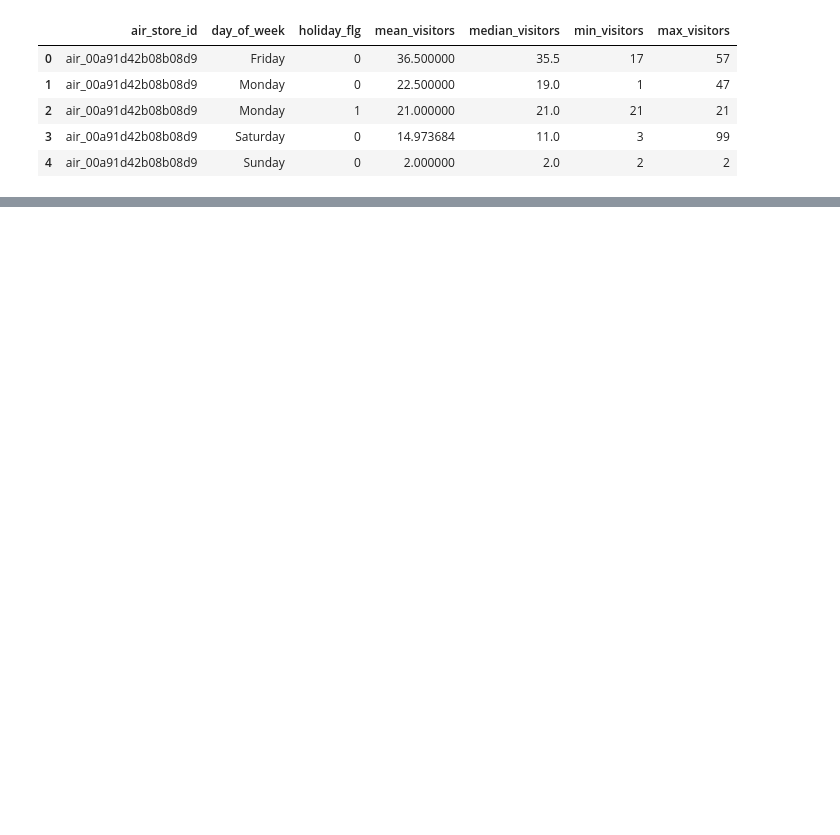
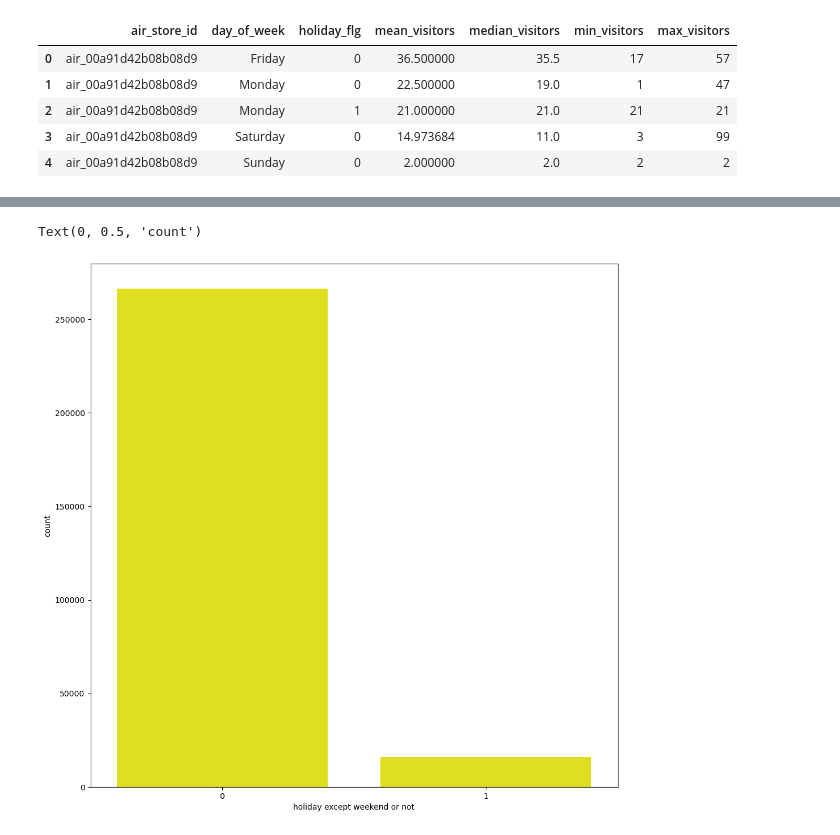
Before and after one commit to prasadPattuvamVeedu/Restaurent_visitor_forecating, a Jupyter notebook: resturent_visitor.ipynb, the cells around one changed output, grey strips where cells are left out. Cells and saved outputs as stored; diff of their text form; code cells hidden in the pictures; blank space fills up the shorter version.

```diff
--- a/resturent_visitor.ipynb
+++ b/resturent_visitor.ipynb
@@ -1796,0 +1869,9 @@ visitors_stats.head(5)
+# %%
+# Count of holidays and non holidays
+plt.figure(figsize=(12,12))
+sns.countplot(data=master_data, x="holiday_flg", color='yellow')
+plt.xlabel("holiday except weekend or not")
+plt.ylabel("count")
+# %% [output]
+Text(0, 0.5, 'count')
+[figure, added]
```
Also changed, not shown: parts of 45 cells of this notebook.
